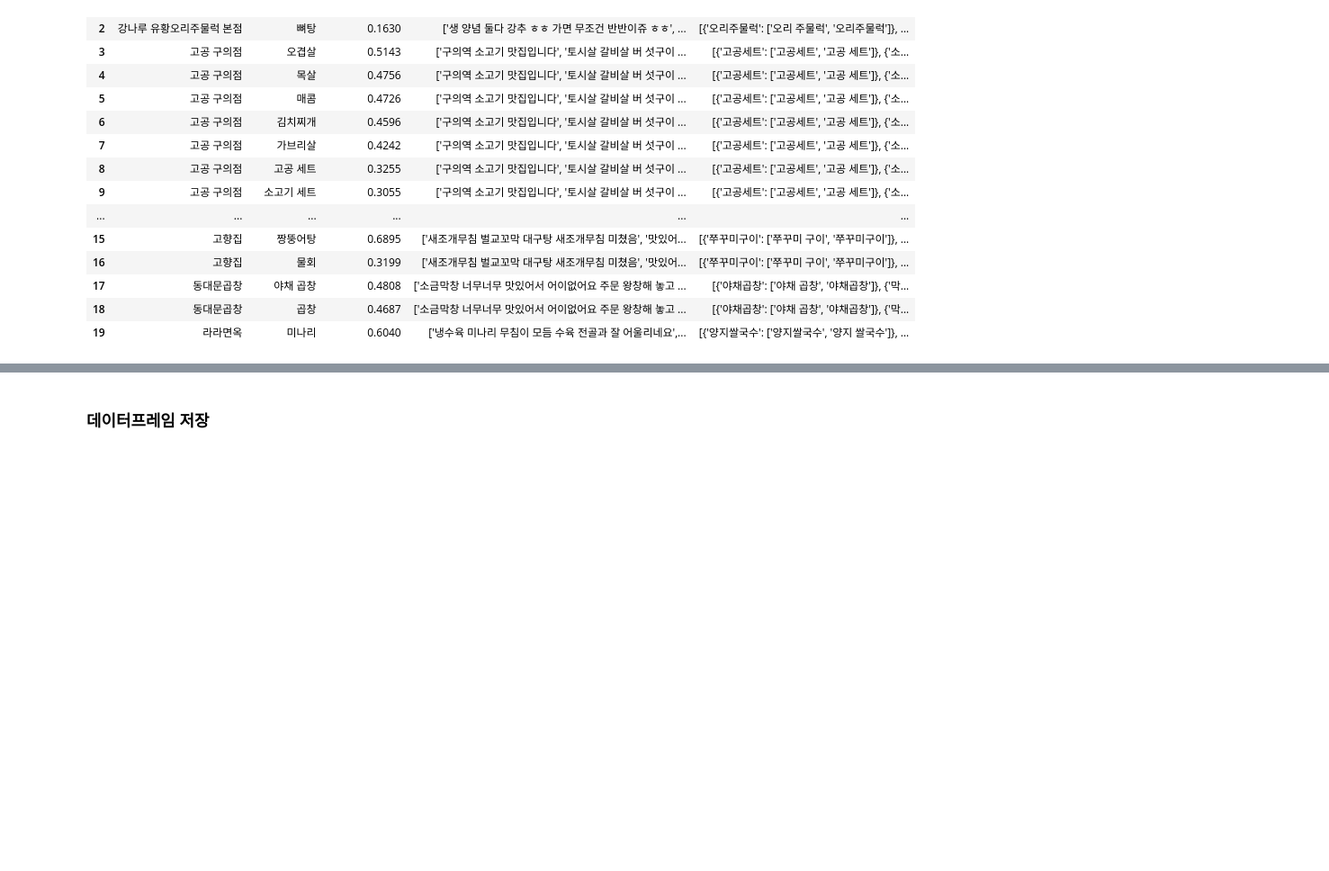
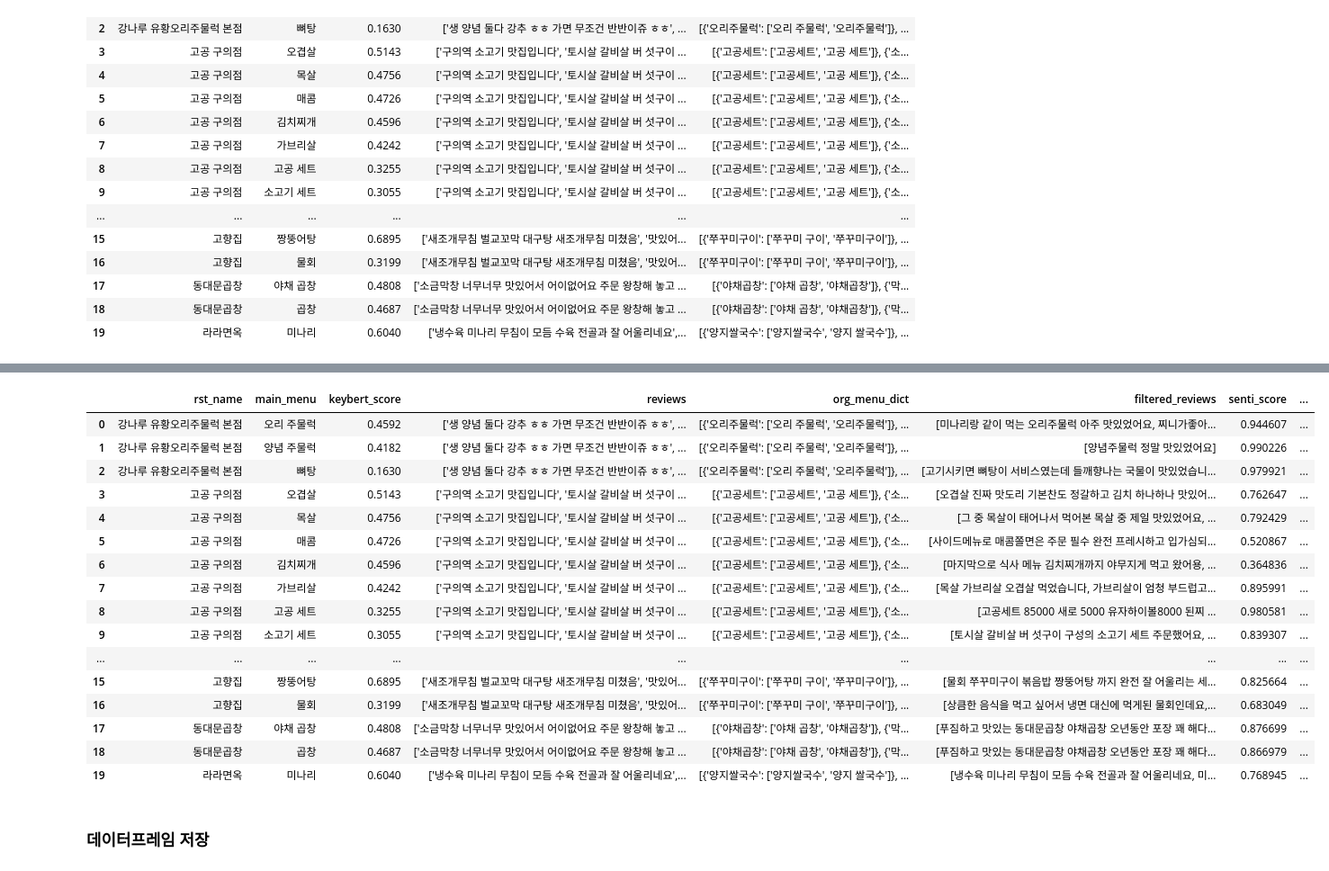
Before and after one commit to SJU-Capstone-DS-DayOne/Palette-AI-models, a Jupyter notebook: Model/KeyPhrase/keybert_to_df.ipynb, the cells around one changed output, grey strips where cells are left out. Shown at 90% size. Drawn from its saved outputs; the diff is of its cells as text; code cells hidden in the pictures; blank space fills up the shorter version.

```diff
--- a/Model/KeyPhrase/keybert_to_df.ipynb
+++ b/Model/KeyPhrase/keybert_to_df.ipynb
@@ -236,0 +246,11 @@ seulbeen_output_df.to_csv("../data/rst_menu_keybert_score.csv",encoding='utf-8-s
+# %%
+# import library
+import torch
+import pandas as pd
+import ast
+from tqdm import tqdm
+
+from transformers import AutoTokenizer, AutoModelForSequenceClassification, TextClassificationPipeline
+
+data = seulbeen_output_df
+# data.head()
@@ -236,0 +307,40 @@ seulbeen_output_df.to_csv("../data/rst_menu_keybert_score.csv",encoding='utf-8-s
+# %%
+# load model
+tokenizer = AutoTokenizer.from_pretrained("jaehyeong/koelectra-base-v3-generalized-sentiment-analysis")
+model = AutoModelForSequenceClassification.from_pretrained("jaehyeong/koelectra-base-v3-generalized-sentiment-analysis")
+sentiment_classifier = TextClassificationPipeline(tokenizer=tokenizer, model=model)
+# %%
+# filtered_reviews로 senti_score 계산
+
+# 감성분석 함수 (긍정은 양수, 부정은 음수)
+def get_sentiment_score(sentence):
+    result = sentiment_classifier(sentence)[0]
+    return result['score'] if result['label'] == '1' else -result['score']
+
+# 여러 문장의 평균 감성 점수를 계산하는 함수
+def get_average_sentiment_score(sentences):
+    scores = [get_sentiment_score(sentence) for sentence in tqdm(sentences, desc="Processing sentences")]
+    return sum(scores) / len(scores) if scores else 0
+
+# 'reviews' 열의 문장 리스트를 사용하여 평균 감성 점수 계산
+data['senti_score'] = data['filtered_reviews'].apply(get_average_sentiment_score)
+# %%
+data.head()
+# %% [output]
+|  | rst_name | main_menu | keybert_score | reviews | org_menu_dict | filtered_reviews | senti_score | ... |
+| 0 | 강나루 유황오리주물럭 본점 | 오리 주물럭 | 0.4592 | ['생 양념 둘다 강추 ㅎㅎ 가면 무조건 반반이쥬 ㅎㅎ', ... | [{'오리주물럭': ['오리 주물럭', '오리주물럭']}, ... | [미나리랑 같이 먹는 오리주물럭 아주 맛있었어요, 찌니가좋아... | 0.944607 | ... |
+| 1 | 강나루 유황오리주물럭 본점 | 양념 주물럭 | 0.4182 | ['생 양념 둘다 강추 ㅎㅎ 가면 무조건 반반이쥬 ㅎㅎ', ... | [{'오리주물럭': ['오리 주물럭', '오리주물럭']}, ... | [양념주물럭 정말 맛있었어요] | 0.990226 | ... |
+| 2 | 강나루 유황오리주물럭 본점 | 뼈탕 | 0.1630 | ['생 양념 둘다 강추 ㅎㅎ 가면 무조건 반반이쥬 ㅎㅎ', ... | [{'오리주물럭': ['오리 주물럭', '오리주물럭']}, ... | [고기시키면 뼈탕이 서비스였는데 들깨향나는 국물이 맛있었습니... | 0.979921 | ... |
+| 3 | 고공 구의점 | 오겹살 | 0.5143 | ['구의역 소고기 맛집입니다', '토시살 갈비살 버 섯구이 ... | [{'고공세트': ['고공세트', '고공 세트']}, {'소... | [오겹살 진짜 맛도리 기본찬도 정갈하고 김치 하나하나 맛있어... | 0.762647 | ... |
+| 4 | 고공 구의점 | 목살 | 0.4756 | ['구의역 소고기 맛집입니다', '토시살 갈비살 버 섯구이 ... | [{'고공세트': ['고공세트', '고공 세트']}, {'소... | [그 중 목살이 태어나서 먹어본 목살 중 제일 맛있었어요, ... | 0.792429 | ... |
+| 5 | 고공 구의점 | 매콤 | 0.4726 | ['구의역 소고기 맛집입니다', '토시살 갈비살 버 섯구이 ... | [{'고공세트': ['고공세트', '고공 세트']}, {'소... | [사이드메뉴로 매콤쫄면은 주문 필수 완전 프레시하고 입가심되... | 0.520867 | ... |
+| 6 | 고공 구의점 | 김치찌개 | 0.4596 | ['구의역 소고기 맛집입니다', '토시살 갈비살 버 섯구이 ... | [{'고공세트': ['고공세트', '고공 세트']}, {'소... | [마지막으로 식사 메뉴 김치찌개까지 야무지게 먹고 왔어용, ... | 0.364836 | ... |
+| 7 | 고공 구의점 | 가브리살 | 0.4242 | ['구의역 소고기 맛집입니다', '토시살 갈비살 버 섯구이 ... | [{'고공세트': ['고공세트', '고공 세트']}, {'소... | [목살 가브리살 오겹살 먹었습니다, 가브리살이 엄청 부드럽고... | 0.895991 | ... |
+| 8 | 고공 구의점 | 고공 세트 | 0.3255 | ['구의역 소고기 맛집입니다', '토시살 갈비살 버 섯구이 ... | [{'고공세트': ['고공세트', '고공 세트']}, {'소... | [고공세트 85000 새로 5000 유자하이볼8000 된찌 ... | 0.980581 | ... |
+| 9 | 고공 구의점 | 소고기 세트 | 0.3055 | ['구의역 소고기 맛집입니다', '토시살 갈비살 버 섯구이 ... | [{'고공세트': ['고공세트', '고공 세트']}, {'소... | [토시살 갈비살 버 섯구이 구성의 소고기 세트 주문했어요, ... | 0.839307 | ... |
+| ... | ... | ... | ... | ... | ... | ... | ... | ... |
+| 15 | 고향집 | 짱뚱어탕 | 0.6895 | ['새조개무침 벌교꼬막 대구탕 새조개무침 미쳤음', '맛있어... | [{'쭈꾸미구이': ['쭈꾸미 구이', '쭈꾸미구이']}, ... | [물회 쭈꾸미구이 볶음밥 짱뚱어탕 까지 완전 잘 어울리는 세... | 0.825664 | ... |
+| 16 | 고향집 | 물회 | 0.3199 | ['새조개무침 벌교꼬막 대구탕 새조개무침 미쳤음', '맛있어... | [{'쭈꾸미구이': ['쭈꾸미 구이', '쭈꾸미구이']}, ... | [상큼한 음식을 먹고 싶어서 냉면 대신에 먹게된 물회인데요,... | 0.683049 | ... |
+| 17 | 동대문곱창 | 야채 곱창 | 0.4808 | ['소금막창 너무너무 맛있어서 어이없어요 주문 왕창해 놓고 ... | [{'야채곱창': ['야채 곱창', '야채곱창']}, {'막... | [푸짐하고 맛있는 동대문곱창 야채곱창 오년동안 포장 꽤 해다... | 0.876699 | ... |
+| 18 | 동대문곱창 | 곱창 | 0.4687 | ['소금막창 너무너무 맛있어서 어이없어요 주문 왕창해 놓고 ... | [{'야채곱창': ['야채 곱창', '야채곱창']}, {'막... | [푸짐하고 맛있는 동대문곱창 야채곱창 오년동안 포장 꽤 해다... | 0.866979 | ... |
+| 19 | 라라면옥 | 미나리 | 0.6040 | ['냉수육 미나리 무침이 모듬 수육 전골과 잘 어울리네요',... | [{'양지쌀국수': ['양지쌀국수', '양지 쌀국수']}, ... | [냉수육 미나리 무침이 모듬 수육 전골과 잘 어울리네요, 미... | 0.768945 | ... |
```
Also changed, not shown: parts of 6 cells of this notebook.
